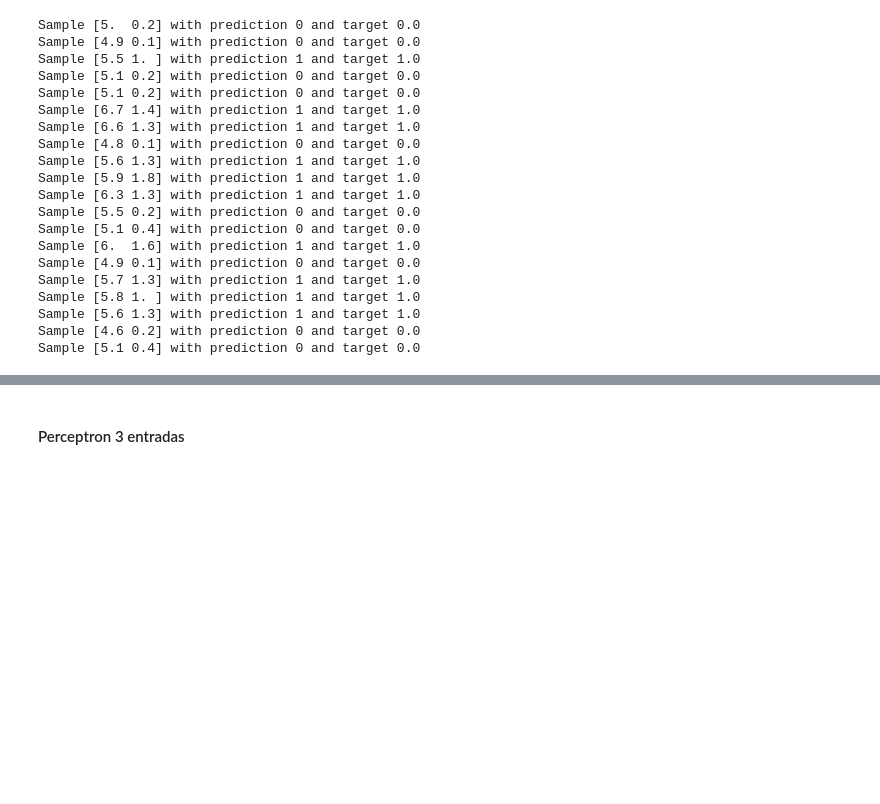
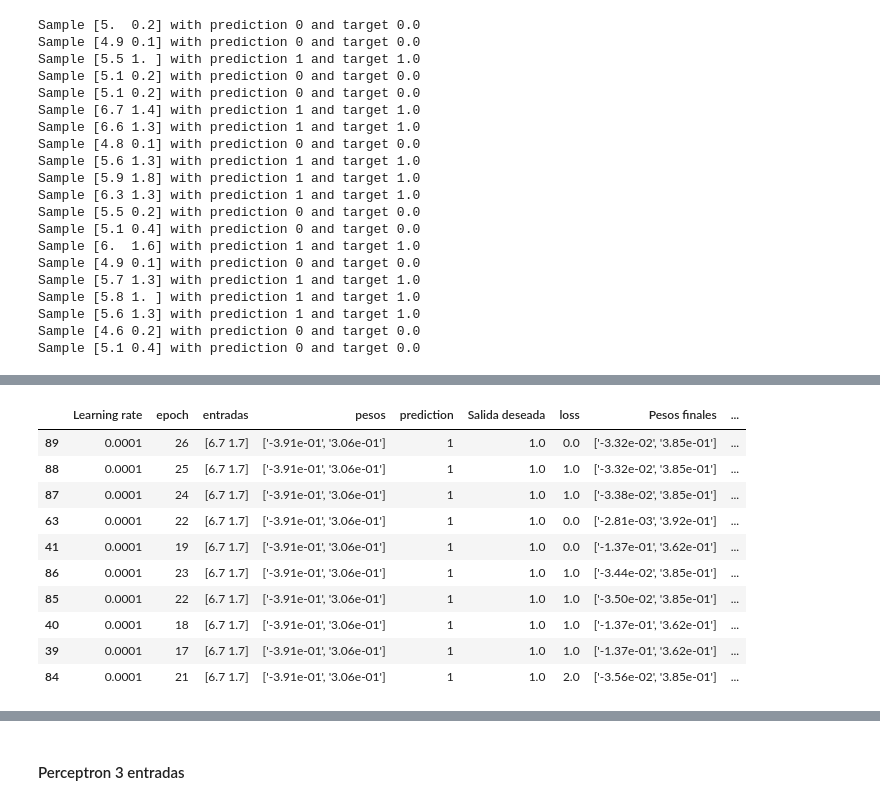
Before and after one commit to Cachaza/IA_LAB02_MLP, a Jupyter notebook: L2P1-Perceptron.ipynb, the cells around one changed output, grey strips where cells are left out. Drawn from its saved outputs; the diff is of its cells as text; code cells hidden in the pictures; blank space fills up the shorter version.

Commit message:
gid searches y codigo actualizada

```diff
--- a/L2P1-Perceptron.ipynb
+++ b/L2P1-Perceptron.ipynb
@@ -442,0 +368,43 @@ plt.show()
+# %%
+import pandas as pd
+
+
+def weighted_score(row):
+    loss_weight = 0.7  # Adjust weights based on your problem's priorities
+    accuracy_weight = 1 - loss_weight
+    return (loss_weight * (1 - row["Loss"])) + (accuracy_weight * row["accuracy"])
+
+
+# Add a column for the weighted score
+data = pd.read_csv("gridSearchP1.csv")
+# %%
+import pandas as pd
+
+
+def weighted_score(row):
+    loss_weight = 0.7  # Adjust weights based on your problem's priorities
+    accuracy_weight = 1 - loss_weight
+    return (loss_weight * (1 - row["loss"])) + (accuracy_weight * row["accuracy"])
+
+
+# Add a column for the weighted score
+data = pd.read_csv("gridSearchP1.csv")
+
+data["weighted_score"] = data.apply(weighted_score, axis=1)
+
+# Sort the data by the weighted score
+data = data.sort_values(by="weighted_score", ascending=False)
+
+data.head(10)
+# %% [output]
+|  | Learning rate | epoch | entradas | pesos | prediction | Salida deseada | loss | Pesos finales | ... |
+| 89 | 0.0001 | 26 | [6.7 1.7] | ['-3.91e-01', '3.06e-01'] | 1 | 1.0 | 0.0 | ['-3.32e-02', '3.85e-01'] | ... |
+| 88 | 0.0001 | 25 | [6.7 1.7] | ['-3.91e-01', '3.06e-01'] | 1 | 1.0 | 1.0 | ['-3.32e-02', '3.85e-01'] | ... |
+| 87 | 0.0001 | 24 | [6.7 1.7] | ['-3.91e-01', '3.06e-01'] | 1 | 1.0 | 1.0 | ['-3.38e-02', '3.85e-01'] | ... |
+| 63 | 0.0001 | 22 | [6.7 1.7] | ['-3.91e-01', '3.06e-01'] | 1 | 1.0 | 0.0 | ['-2.81e-03', '3.92e-01'] | ... |
+| 41 | 0.0001 | 19 | [6.7 1.7] | ['-3.91e-01', '3.06e-01'] | 1 | 1.0 | 0.0 | ['-1.37e-01', '3.62e-01'] | ... |
+| 86 | 0.0001 | 23 | [6.7 1.7] | ['-3.91e-01', '3.06e-01'] | 1 | 1.0 | 1.0 | ['-3.44e-02', '3.85e-01'] | ... |
+| 85 | 0.0001 | 22 | [6.7 1.7] | ['-3.91e-01', '3.06e-01'] | 1 | 1.0 | 1.0 | ['-3.50e-02', '3.85e-01'] | ... |
+| 40 | 0.0001 | 18 | [6.7 1.7] | ['-3.91e-01', '3.06e-01'] | 1 | 1.0 | 1.0 | ['-1.37e-01', '3.62e-01'] | ... |
+| 39 | 0.0001 | 17 | [6.7 1.7] | ['-3.91e-01', '3.06e-01'] | 1 | 1.0 | 1.0 | ['-1.37e-01', '3.62e-01'] | ... |
+| 84 | 0.0001 | 21 | [6.7 1.7] | ['-3.91e-01', '3.06e-01'] | 1 | 1.0 | 2.0 | ['-3.56e-02', '3.85e-01'] | ... |
```
Also changed, not shown: parts of 18 cells of this notebook, 7 other files.
